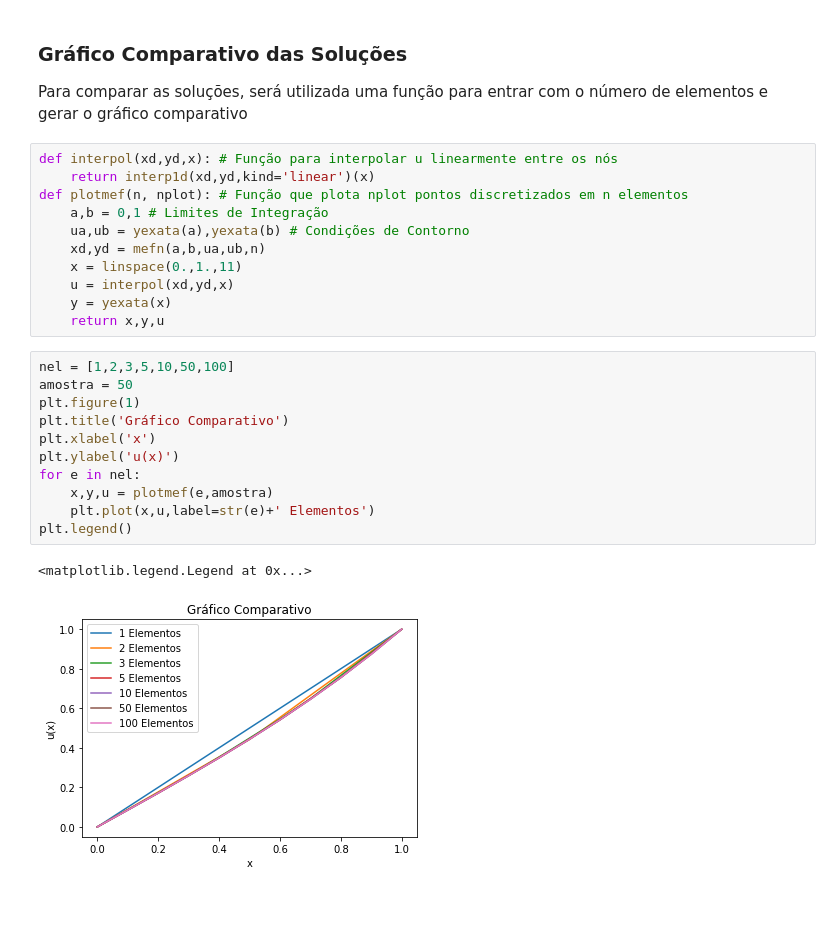
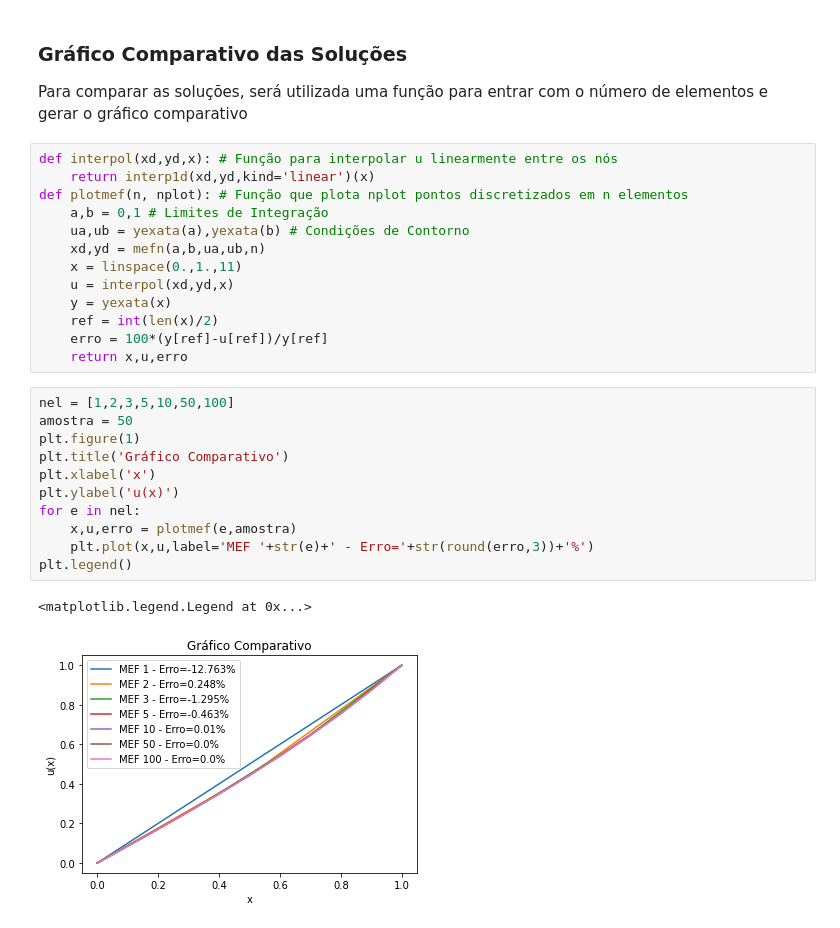
Before and after one commit to noedelima/Uff_MEFpy, a Jupyter notebook: Trabalho1.ipynb, the cells around one changed output. Saved outputs shown, nothing was run; the diff lists cells and outputs as text.

```diff
--- a/Trabalho1.ipynb
+++ b/Trabalho1.ipynb
@@ -83,18 +83,20 @@ def plotmef(n, nplot): # Função que plota nplot pontos discretizados em n elem
     x = linspace(0.,1.,11)
     u = interpol(xd,yd,x)
     y = yexata(x)
-    return x,y,u
+    ref = int(len(x)/2)
+    erro = 100*(y[ref]-u[ref])/y[ref]
+    return x,u,erro
 # %%
 nel = [1,2,3,5,10,50,100]
 amostra = 50
 plt.figure(1)
 plt.title('Gráfico Comparativo')
 plt.xlabel('x')
 plt.ylabel('u(x)')
 for e in nel:
-    x,y,u = plotmef(e,amostra)
-    plt.plot(x,u,label=str(e)+' Elementos')
+    x,u,erro = plotmef(e,amostra)
+    plt.plot(x,u,label='MEF '+str(e)+' - Erro='+str(round(erro,3))+'%')
 plt.legend()
 # %% [output]
 <matplotlib.legend.Legend at 0x...>
-[figure, old version]
+[figure, new version]
```
